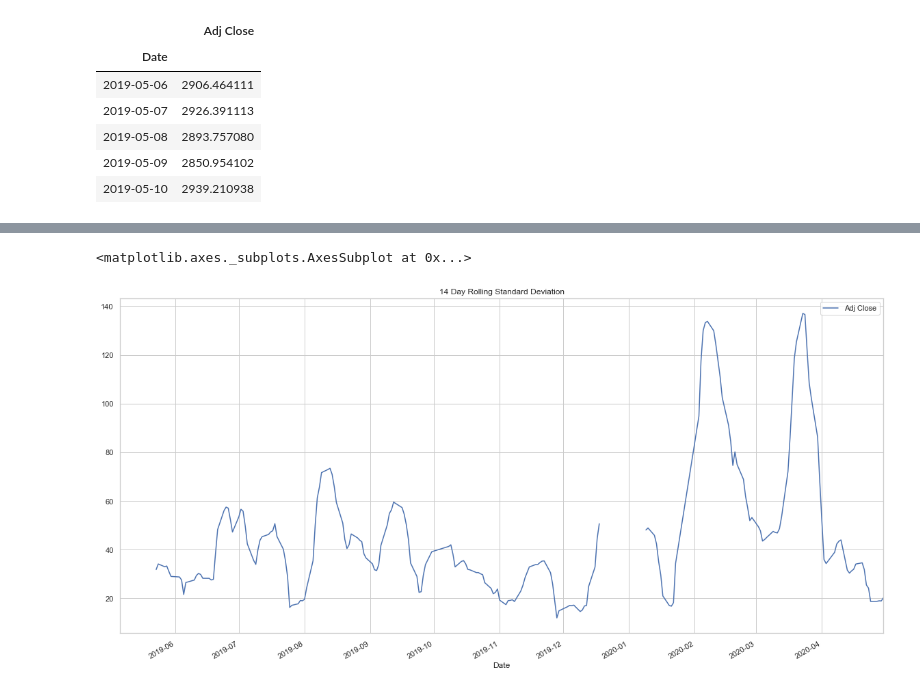
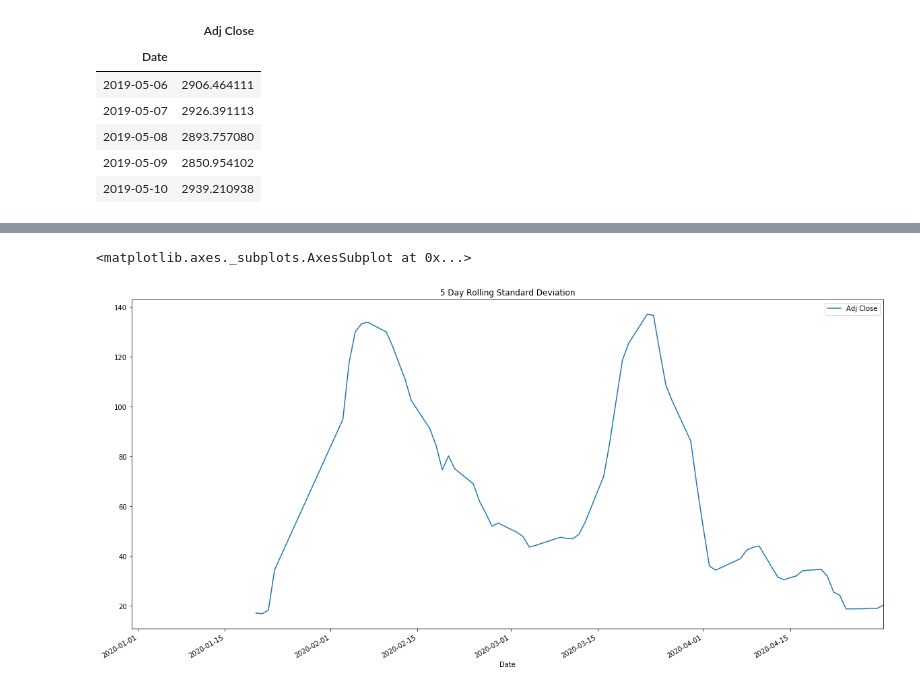
Before and after one commit to alanm1995/Rice_geeks_project, a Jupyter notebook: SSE_Data.ipynb, the cells around one changed output, grey strips where cells are left out. Cells and saved outputs as stored; diff of their text form; code cells hidden in the pictures.

```diff
--- a/SSE_Data.ipynb
+++ b/SSE_Data.ipynb
@@ -9,7 +9,7 @@ from scipy import misc
 import matplotlib.pyplot as plt
 %matplotlib inline
 # %%
-Clean_SSE_data_csv = Path("resources/SSE_Index_DATA.csv")
+Clean_SSE_data_csv = Path("Rice_geeks_project/resources/SSE_Index_DATA.csv")
 # %%
 Clean_SSE_data = pd.read_csv(
     Clean_SSE_data_csv, index_col= "Date", infer_datetime_format=True, parse_dates=True)
@@ -82,3 +88,6 @@ SSE_df.head()
 | 2019-05-08 | 2893.757080 |
 | 2019-05-09 | 2850.954102 |
 | 2019-05-10 | 2939.210938 |
+# %%
+SSE_df_2020 = SSE_df.tail(80)
+print(SSE_df_2020)
@@ -85,5 +110,5 @@ SSE_df.head()
 # %%
-SSE_df.rolling(window=14).std().plot(figsize=(20, 10), title="14 Day Rolling Standard Deviation")
+SSE_df_2020.rolling(window=14).std().plot(figsize=(20, 10), title="5 Day Rolling Standard Deviation")
 # %% [output]
 <matplotlib.axes._subplots.AxesSubplot at 0x...>
-[figure, old version]
+[figure, new version]
```
Also changed, not shown: parts of 4 cells of this notebook.
